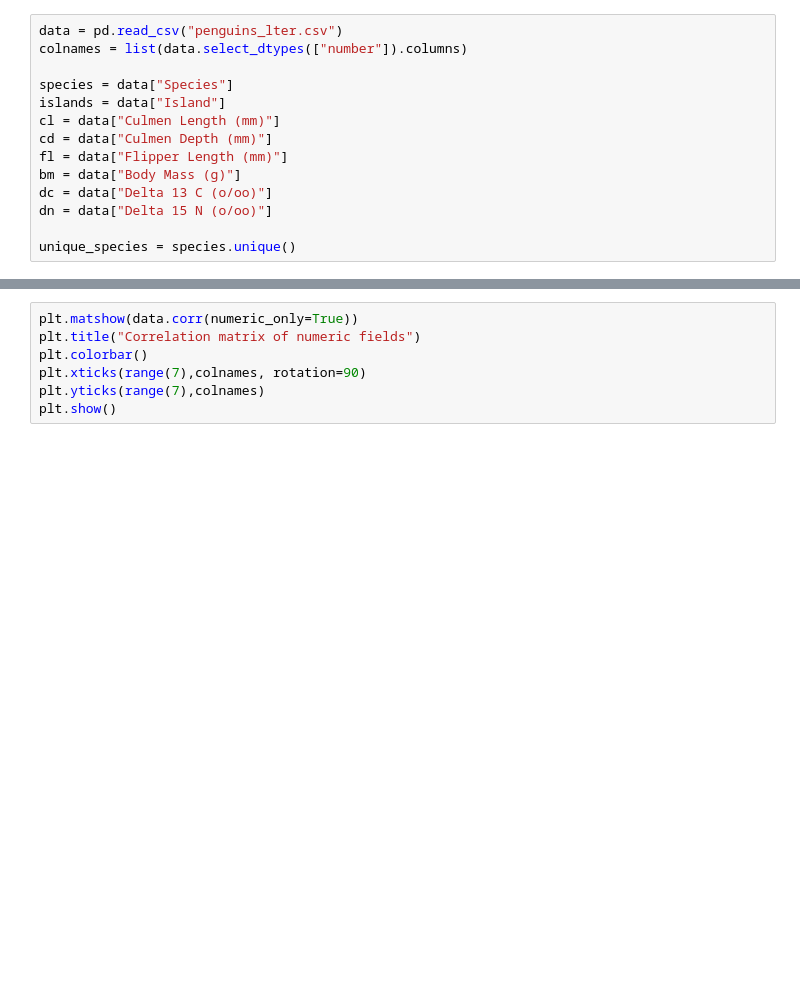
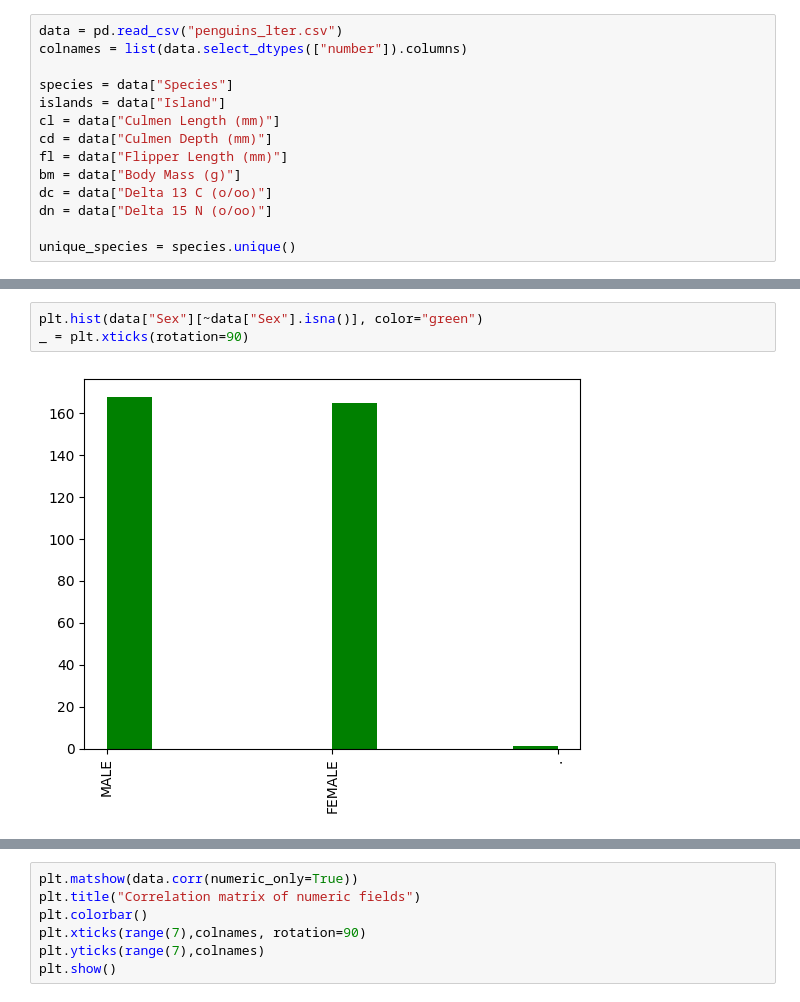
Before and after one commit to Unexp1ainable/UPA-2, a Jupyter notebook: explorative_analysis.ipynb, the cells around one changed output, grey strips where cells are left out. Drawn from its saved outputs; the diff is of its cells as text; blank space fills up the shorter version.

```diff
--- a/proj.ipynb
+++ b/explorative_analysis.ipynb
@@ -21,0 +40,5 @@ unique_species = species.unique()
+# %%
+plt.hist(data["Sex"][~data["Sex"].isna()], color="green")
+_ = plt.xticks(rotation=90)
+# %% [output]
+[figure, added]
```
Also changed, not shown: parts of 3 cells of this notebook, 3 other files.
